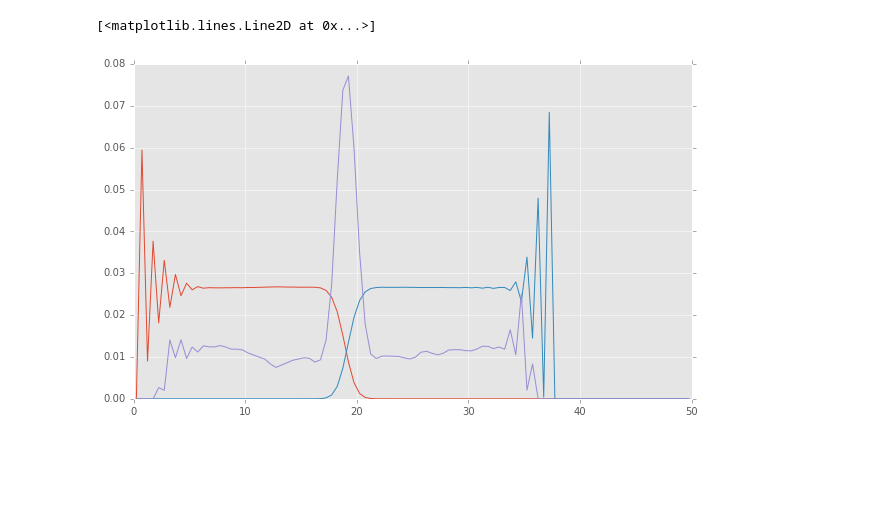
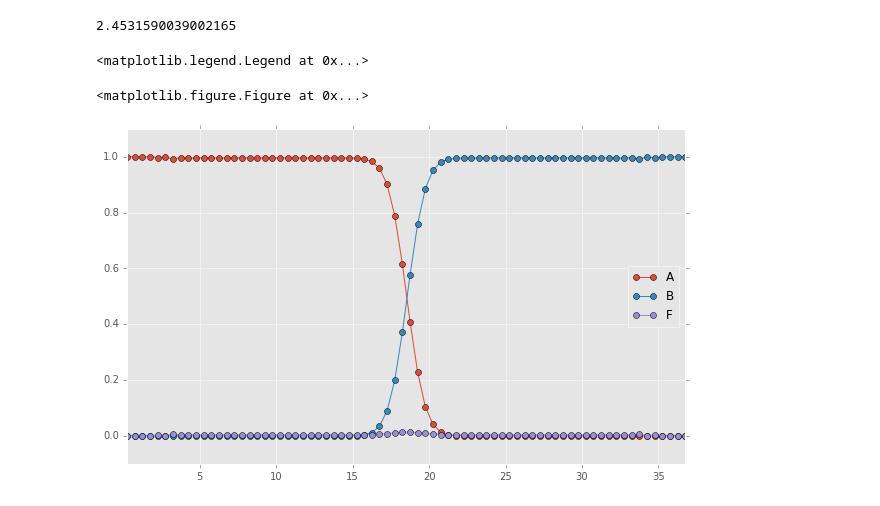
Before and after one commit to mynameisD/InterfaceAnalysis, a Jupyter notebook: Preshear.ipynb, the cells around one changed output. Cells and saved outputs as stored; diff of their text form; code cells hidden in the pictures; blank space fills up the shorter version.

```diff
--- a/Preshear.ipynb
+++ b/Preshear.ipynb
@@ -17,5 +24,6 @@ Populating the interactive namespace from numpy and matplotlib
 # %%
 #readin histogram data
+#assume only 1 dump
 def histo(file):
     f = open(file)
     heading=None
@@ -23,14 +31,14 @@ def histo(file):
     for line in f:
         if line.startswith("#"):
             continue
-        wd=line.split(" ")
+        wd=line.split()
         if not heading: #heading not defined
             heading=wd
         else:
             x.append(wd[1])
-            y.append(wd[3])
+            y.append(wd[2])
     f.close()
-    x = np.array(map(float,x))
-    y = np.array(map(float,y))
+    x = map(float,x)
+    y = map(float,y)
     f.close()
-    return x,y
+    return x,y,heading[2]
@@ -37,15 +48,7 @@ def histo(file):
 # %%
-#plot histogram
-folder="/Users/dixu/Desktop/Interfacial_Slip/TOP_BOTTOM/explores/TB9_Changed/"
 histoA=folder+"polyA.histo"
 histoB=folder+"polyB.histo"
 histoF=folder+"filler.histo"
-Ax,Ay=histo(histoA)
-Bx,By=histo(histoB)
-Fx,Fy=histo(histoF)
-plt.plot(Ax,Ay)
-plt.plot(Bx,By)
-plt.plot(Fx,Fy)
+Ax,Ay,Acount=histo(histoA)
+Bx,By,Bcount=histo(histoB)
+Fx,Fy,Fcount=histo(histoF)
-# %% [output]
-[<matplotlib.lines.Line2D at 0x...>]
-[figure, removed]
@@ -66,0 +55,21 @@ df=df.convert_objects(convert_numeric=True)
+# %%
+all(Ax==Bx) and all(Bx==Fx) #x check
+hist=pd.DataFrame(np.array([Ay,By,Fy]).transpose(),index=np.array(Ax),columns=["PolyA","PolyB","Filler"])
+hist=hist[hist.any(axis=1)>0]
+hist=hist.assign(A= hist.PolyA/(hist.PolyA+hist.PolyB+hist.Filler))
+hist=hist.assign(B= hist.PolyB/(hist.PolyA+hist.PolyB+hist.Filler))
+hist=hist.assign(F= hist.Filler/(hist.PolyA+hist.PolyB+hist.Filler))
+binsize=Ax[1]-Ax[0]
+hist=hist.assign(Width = 4*hist.A*(1-hist.A)*binsize)
+sum(hist.Width)
+# %% [output]
+2.4531590039002165
+# %%
+histogram=hist.loc[:,"A":"F"]
+plt.figure();
+histogram.plot(style="o-").set_ylim(-0.1,1.1);
+plt.legend(loc='best')
+# %% [output]
+<matplotlib.legend.Legend at 0x...>
+<matplotlib.figure.Figure at 0x...>
+[figure, added]
```
Also changed, not shown: parts of 9 cells of this notebook, 2 other files.
